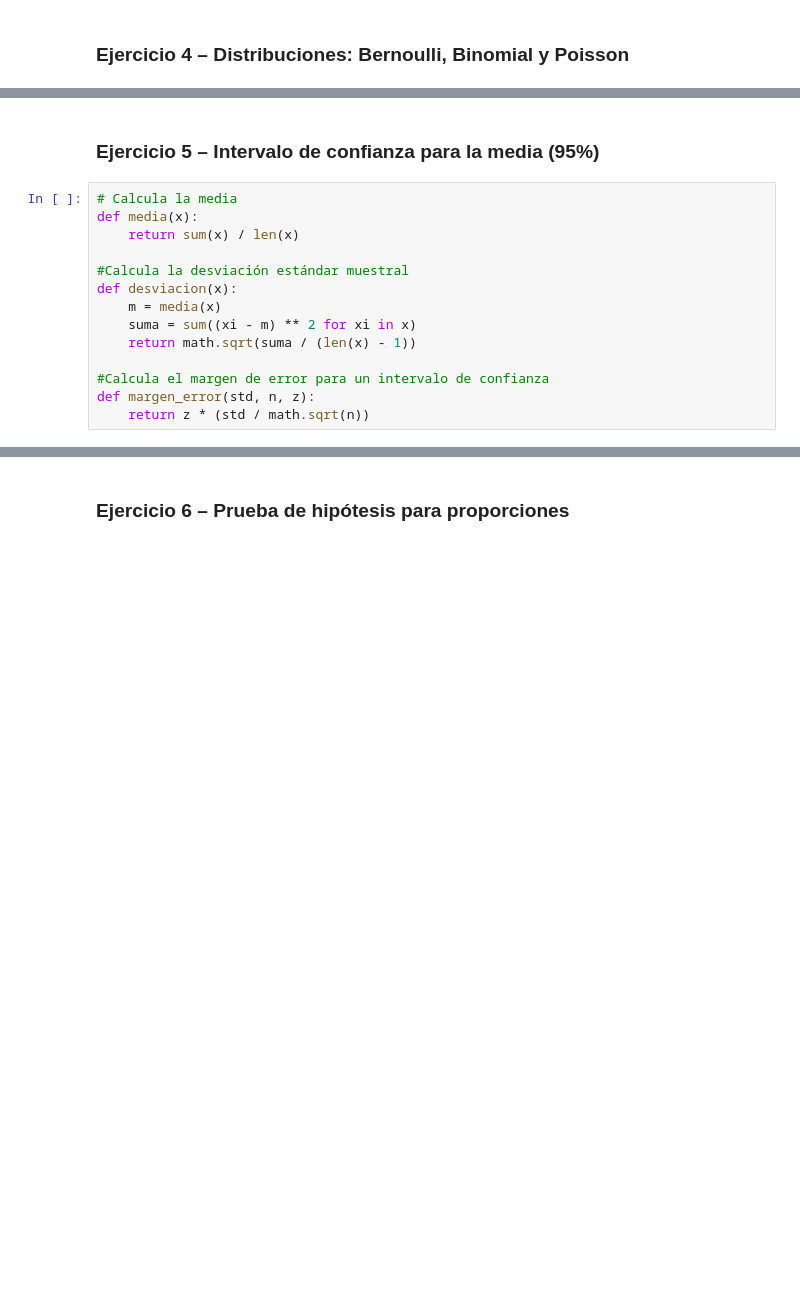
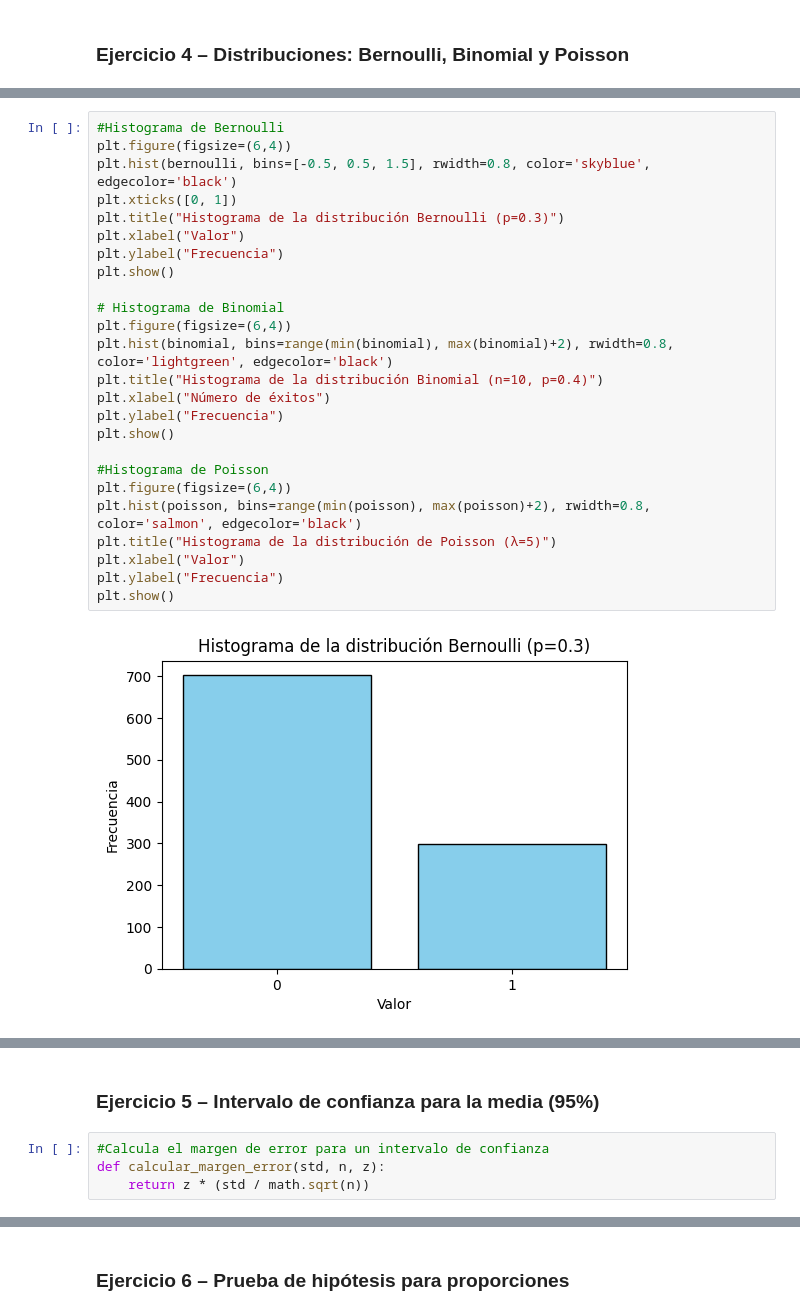
Before and after one commit to Samuel-Cantarero/python-statistics-probability, a Jupyter notebook: Ejercicios_Estadistica_Probabilidad_soluciones.ipynb, the cells around one changed output, grey strips where cells are left out. Saved outputs shown, nothing was run; the diff lists cells and outputs as text; blank space fills up the shorter version.

```diff
--- a/Ejercicios_Estadistica_Probabilidad_soluciones.ipynb
+++ b/Ejercicios_Estadistica_Probabilidad_soluciones.ipynb
@@ -221,0 +213,27 @@ Varianza: 4.6414
+# %%
+#Histograma de Bernoulli
+plt.figure(figsize=(6,4))
+plt.hist(bernoulli, bins=[-0.5, 0.5, 1.5], rwidth=0.8, color='skyblue', edgecolor='black')
+plt.xticks([0, 1])
+plt.title("Histograma de la distribución Bernoulli (p=0.3)")
+plt.xlabel("Valor")
+plt.ylabel("Frecuencia")
+plt.show()
+
+# Histograma de Binomial
+plt.figure(figsize=(6,4))
+plt.hist(binomial, bins=range(min(binomial), max(binomial)+2), rwidth=0.8, color='lightgreen', edgecolor='black')
+plt.title("Histograma de la distribución Binomial (n=10, p=0.4)")
+plt.xlabel("Número de éxitos")
+plt.ylabel("Frecuencia")
+plt.show()
+
+#Histograma de Poisson
+plt.figure(figsize=(6,4))
+plt.hist(poisson, bins=range(min(poisson), max(poisson)+2), rwidth=0.8, color='salmon', edgecolor='black')
+plt.title("Histograma de la distribución de Poisson (λ=5)")
+plt.xlabel("Valor")
+plt.ylabel("Frecuencia")
+plt.show()
+# %% [output]
+[figure, added]
@@ -222,17 +242,7 @@ Varianza: 4.6414
 # %% [markdown]
 ### Ejercicio 5 – Intervalo de confianza para la media (95%)
 # %%
-# Calcula la media
-def media(x):
-    return sum(x) / len(x)
-
-#Calcula la desviación estándar muestral
-def desviacion(x):
-    m = media(x)
-    suma = sum((xi - m) ** 2 for xi in x)
-    return math.sqrt(suma / (len(x) - 1))
-
 #Calcula el margen de error para un intervalo de confianza
-def margen_error(std, n, z):
+def calcular_margen_error(std, n, z):
     return z * (std / math.sqrt(n))
 # %%
```
Also changed, not shown: parts of 16 cells of this notebook, 3 other files.
